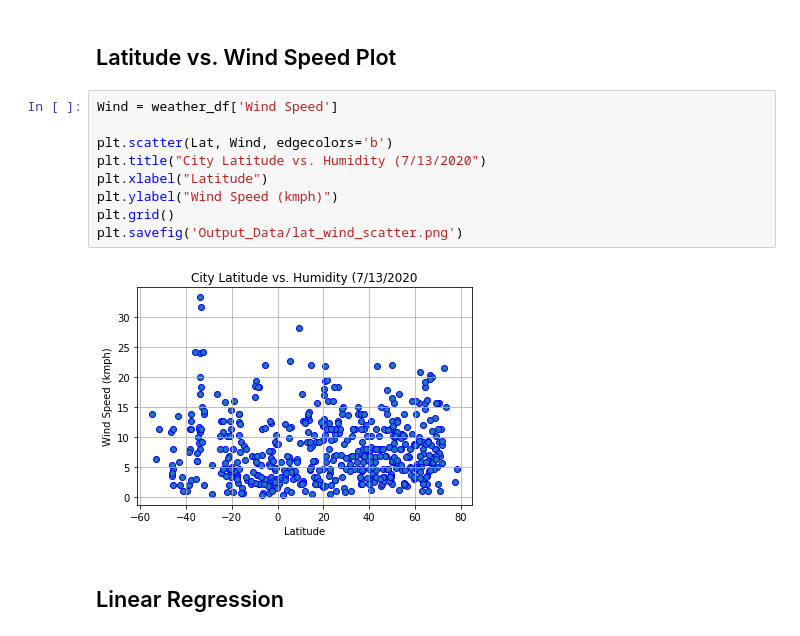
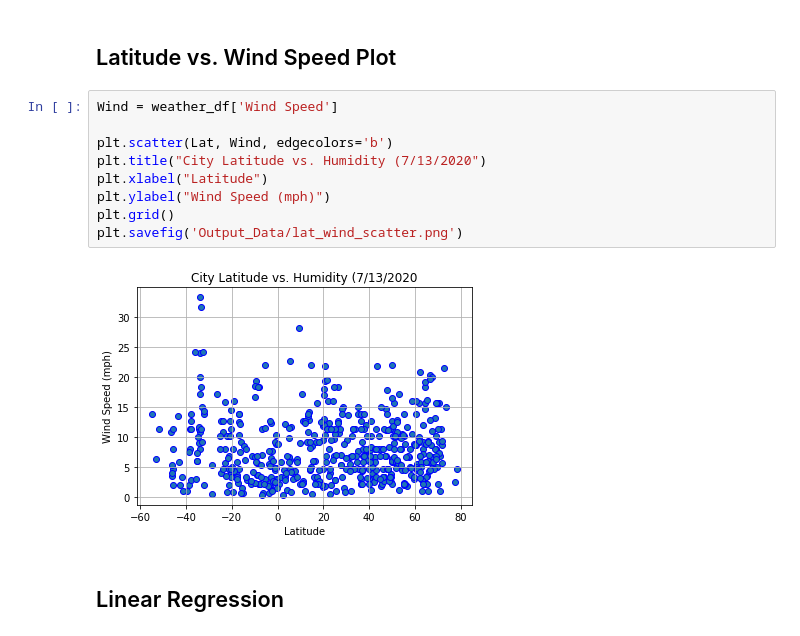
Before and after one commit to Infinity183/python-api-challenge, a Jupyter notebook: WeatherPy/WeatherPy.ipynb, the cells around one changed output. Saved outputs shown, nothing was run; the diff lists cells and outputs as text.

```diff
--- a/WeatherPy/WeatherPy.ipynb
+++ b/WeatherPy/WeatherPy.ipynb
@@ -213,14 +211,14 @@ plt.savefig('Output_Data/lat_cloud_scatter.png')
 # %%
 Wind = weather_df['Wind Speed']
 
 plt.scatter(Lat, Wind, edgecolors='b')
 plt.title("City Latitude vs. Humidity (7/13/2020")
 plt.xlabel("Latitude")
-plt.ylabel("Wind Speed (kmph)")
+plt.ylabel("Wind Speed (mph)")
 plt.grid()
 plt.savefig('Output_Data/lat_wind_scatter.png')
 # %% [output]
-[figure, old version]
+[figure, new version]
 # %% [markdown]
 ## Linear Regression
 # %%
```
Also changed, not shown: parts of 1 cell of this notebook, 1 other file.
